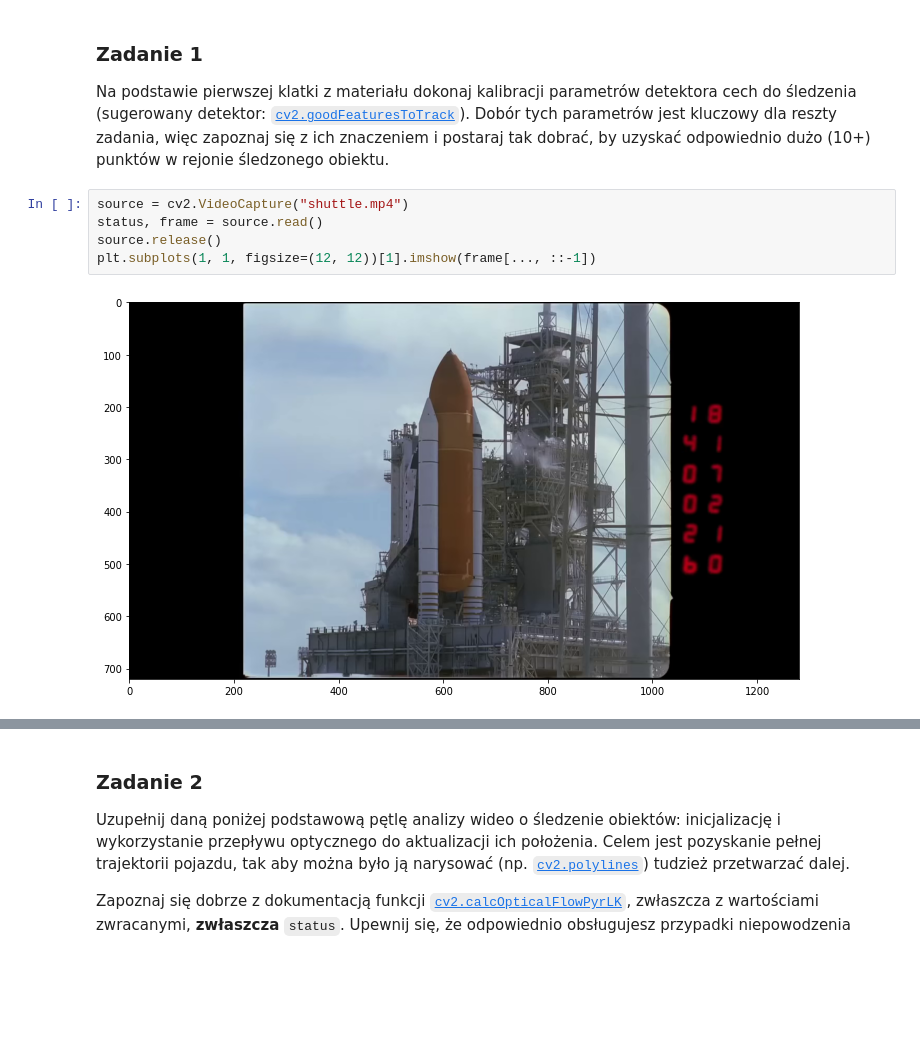
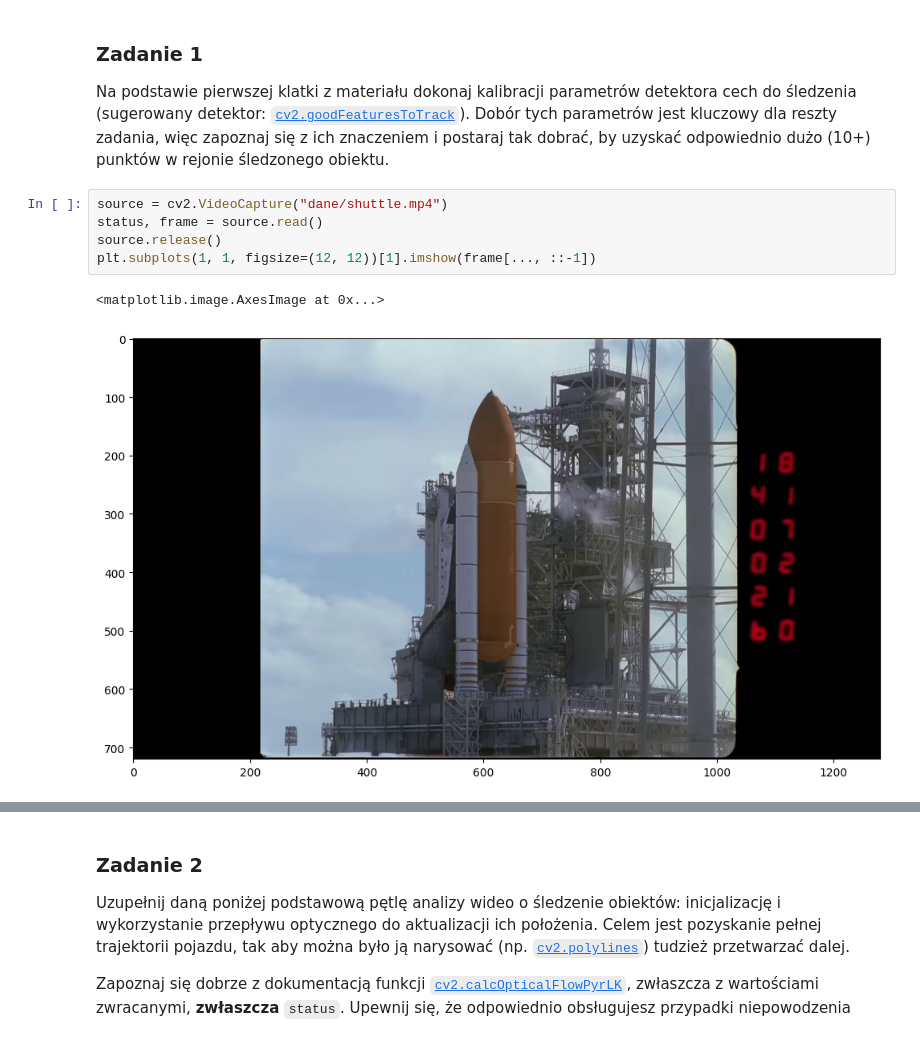
Before and after one commit to piotrdurniat/image-and-video-analysis-and-processing, a Jupyter notebook: lab8/Lab8.2_zadanie.ipynb, the cells around one changed output, grey strips where cells are left out. Saved outputs shown, nothing was run; the diff lists cells and outputs as text; blank space fills up the shorter version.

```diff
--- a/lab8/Lab8.2_zadanie.ipynb
+++ b/lab8/Lab8.2_zadanie.ipynb
@@ -40,9 +44,10 @@ import matplotlib.pyplot as plt
 
 Na podstawie pierwszej klatki z materiału dokonaj kalibracji parametrów detektora cech do śledzenia (sugerowany detektor: [`cv2.goodFeaturesToTrack`](https://docs.opencv.org/3.4/dd/d1a/group__imgproc__feature.html#ga1d6bb77486c8f92d79c8793ad995d541)). Dobór tych parametrów jest kluczowy dla reszty zadania, więc zapoznaj się z ich znaczeniem i postaraj tak dobrać, by uzyskać odpowiednio dużo (10+) punktów w rejonie śledzonego obiektu.
 # %%
-source = cv2.VideoCapture("shuttle.mp4")
+source = cv2.VideoCapture("dane/shuttle.mp4")
 status, frame = source.read()
 source.release()
 plt.subplots(1, 1, figsize=(12, 12))[1].imshow(frame[..., ::-1])
 # %% [output]
+<matplotlib.image.AxesImage at 0x...>
-[figure, old version]
+[figure, new version]
```
Also changed, not shown: parts of 8 cells of this notebook.
